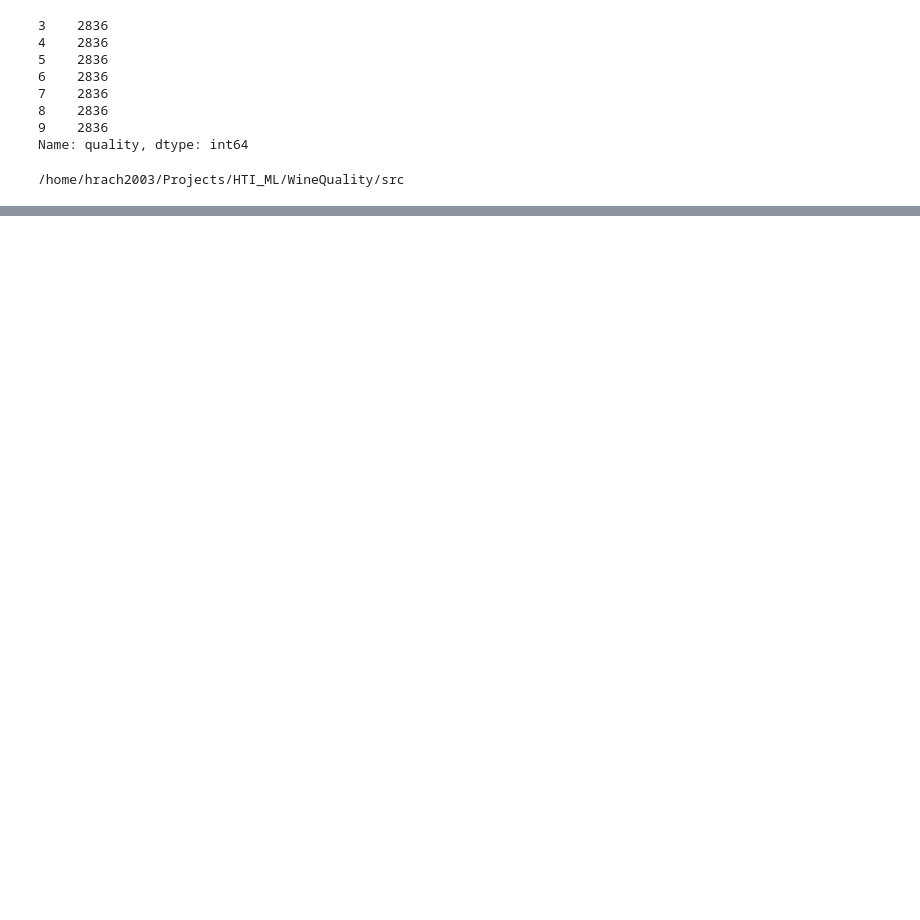
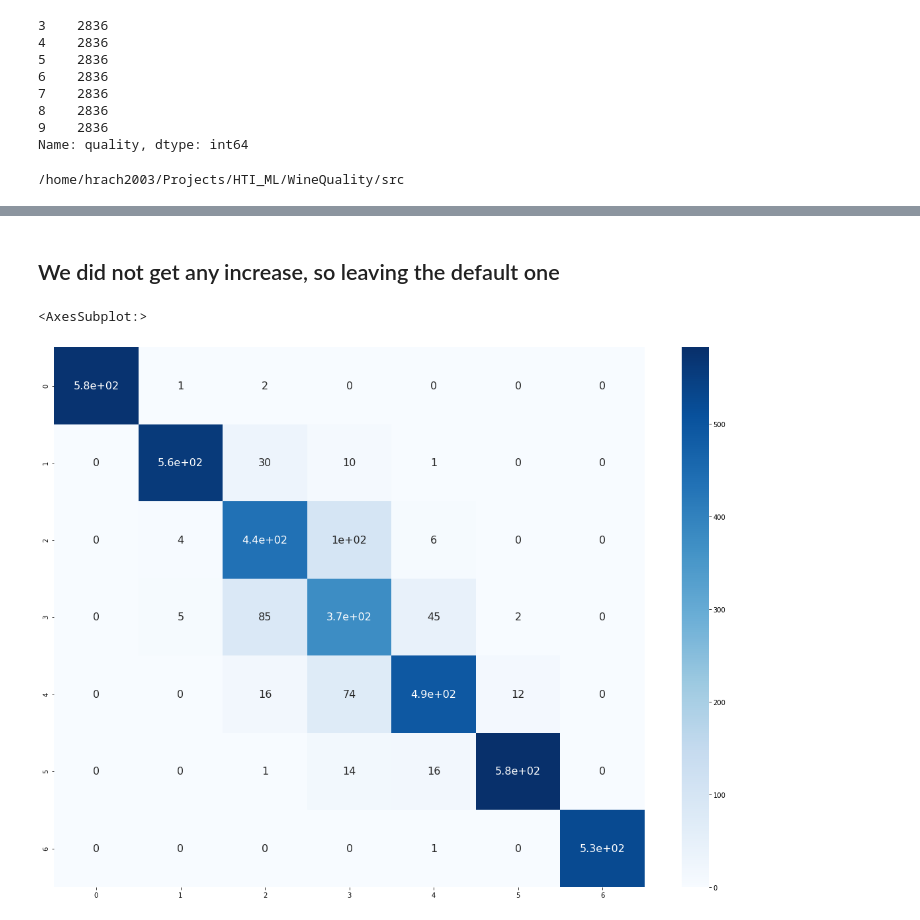
Before and after one commit to Hrach2003/WineQuality, a Jupyter notebook: src/notebooks/optimizing_parameters.ipynb, the cells around one changed output, grey strips where cells are left out. Cells and saved outputs as stored; diff of their text form; code cells hidden in the pictures; blank space fills up the shorter version.

```diff
--- a/src/notebooks/optimizing_parameters.ipynb
+++ b/src/notebooks/optimizing_parameters.ipynb
@@ -238,0 +197,4 @@ weighted avg       0.90      0.90      0.90      3971
+# %%
+from sklearn.ensemble import ExtraTreesClassifier
+et = ExtraTreesClassifier()
+accuracy, cv_mean, y_pred = classify(et, X, y)
@@ -238,0 +323,9 @@ weighted avg       0.90      0.90      0.90      3971
+# %% [markdown]
+## We did not get any increase, so leaving the default one
+# %%
+from sklearn.metrics import confusion_matrix
+plt.figure(figsize = (20,15))
+sns.heatmap(confusion_matrix(y_pred, y_test), cmap="Blues", annot=True,annot_kws={"size": 16})
+# %% [output]
+<AxesSubplot:>
+[figure, added]
```
Also changed, not shown: parts of 25 cells of this notebook, 11 other files.
